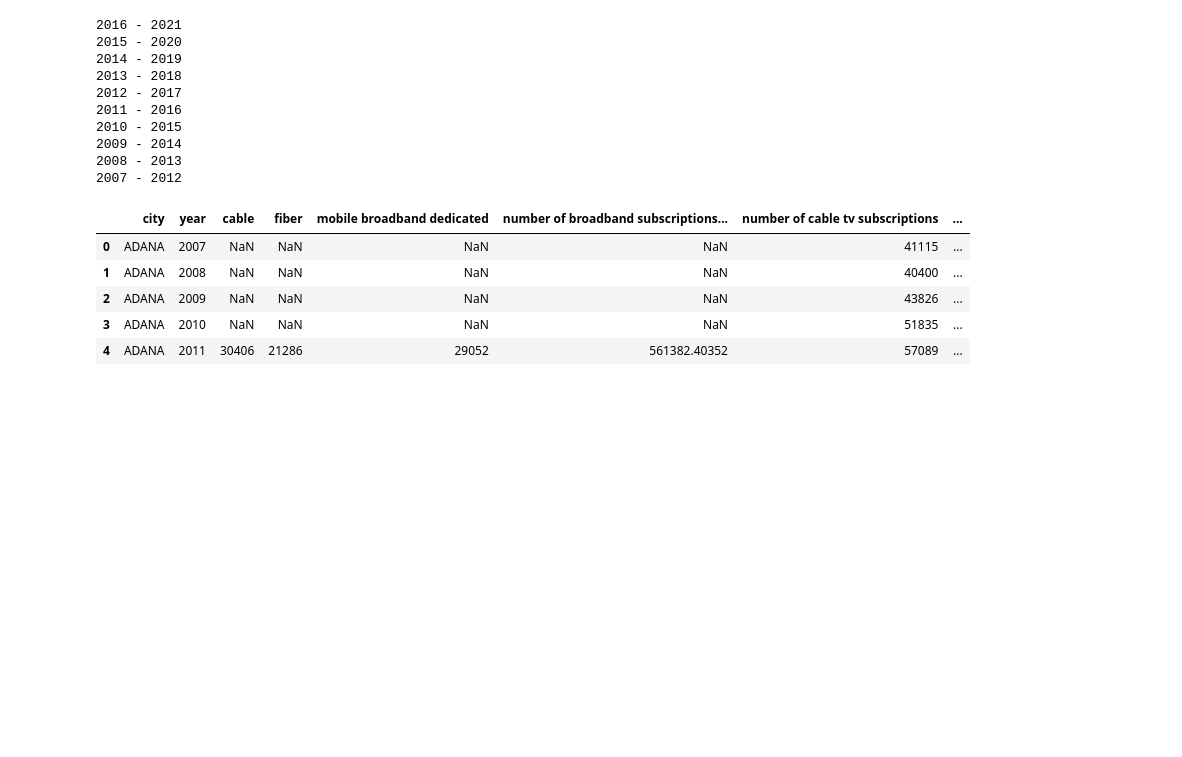
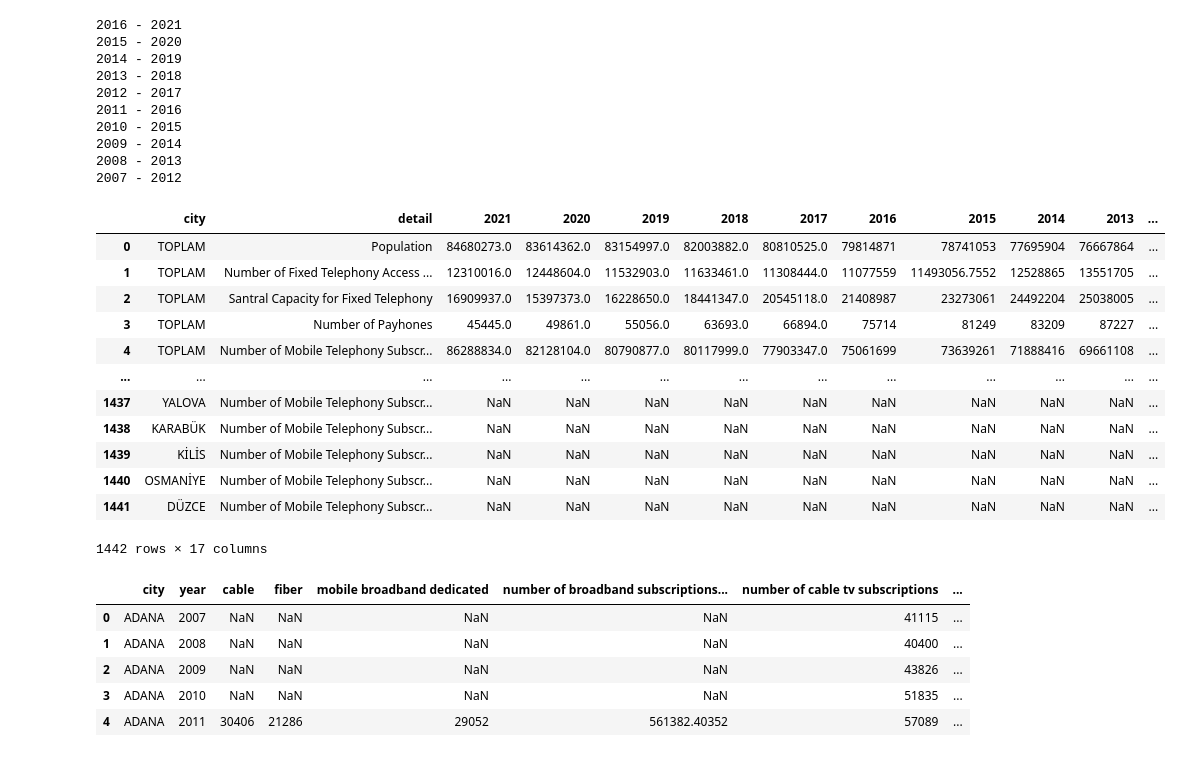
Before and after one commit to LeventSoykan/BTK_Data_Extraction_Telecom, a Jupyter notebook: get_data.ipynb, the cells around one changed output. Drawn from its saved outputs; the diff is of its cells as text; code cells hidden in the pictures; blank space fills up the shorter version.

```diff
--- a/get_data.ipynb
+++ b/get_data.ipynb
@@ -62,6 +62,22 @@ for key, link in links.items():
 2009 - 2014
 2008 - 2013
 2007 - 2012
+# %%
+df
+# %% [output]
+|  | city | detail | 2021 | 2020 | 2019 | 2018 | 2017 | 2016 | 2015 | 2014 | 2013 | ... |
+| 0 | TOPLAM | Population | 84680273.0 | 83614362.0 | 83154997.0 | 82003882.0 | 80810525.0 | 79814871 | 78741053 | 77695904 | 76667864 | ... |
+| 1 | TOPLAM | Number of Fixed Telephony Access ... | 12310016.0 | 12448604.0 | 11532903.0 | 11633461.0 | 11308444.0 | 11077559 | 11493056.7552 | 12528865 | 13551705 | ... |
+| 2 | TOPLAM | Santral Capacity for Fixed Telephony | 16909937.0 | 15397373.0 | 16228650.0 | 18441347.0 | 20545118.0 | 21408987 | 23273061 | 24492204 | 25038005 | ... |
+| 3 | TOPLAM | Number of Payhones | 45445.0 | 49861.0 | 55056.0 | 63693.0 | 66894.0 | 75714 | 81249 | 83209 | 87227 | ... |
+| 4 | TOPLAM | Number of Mobile Telephony Subscr... | 86288834.0 | 82128104.0 | 80790877.0 | 80117999.0 | 77903347.0 | 75061699 | 73639261 | 71888416 | 69661108 | ... |
+| ... | ... | ... | ... | ... | ... | ... | ... | ... | ... | ... | ... | ... |
+| 1437 | YALOVA | Number of Mobile Telephony Subscr... | NaN | NaN | NaN | NaN | NaN | NaN | NaN | NaN | NaN | ... |
+| 1438 | KARABÜK | Number of Mobile Telephony Subscr... | NaN | NaN | NaN | NaN | NaN | NaN | NaN | NaN | NaN | ... |
+| 1439 | KİLİS | Number of Mobile Telephony Subscr... | NaN | NaN | NaN | NaN | NaN | NaN | NaN | NaN | NaN | ... |
+| 1440 | OSMANİYE | Number of Mobile Telephony Subscr... | NaN | NaN | NaN | NaN | NaN | NaN | NaN | NaN | NaN | ... |
+| 1441 | DÜZCE | Number of Mobile Telephony Subscr... | NaN | NaN | NaN | NaN | NaN | NaN | NaN | NaN | NaN | ... |
+1442 rows × 17 columns
 # %%
 df.sort_values(by='city', inplace=True)
 df.reset_index(drop=True, inplace=True)
```
Also changed, not shown: parts of 7 cells of this notebook, 2 other files.
